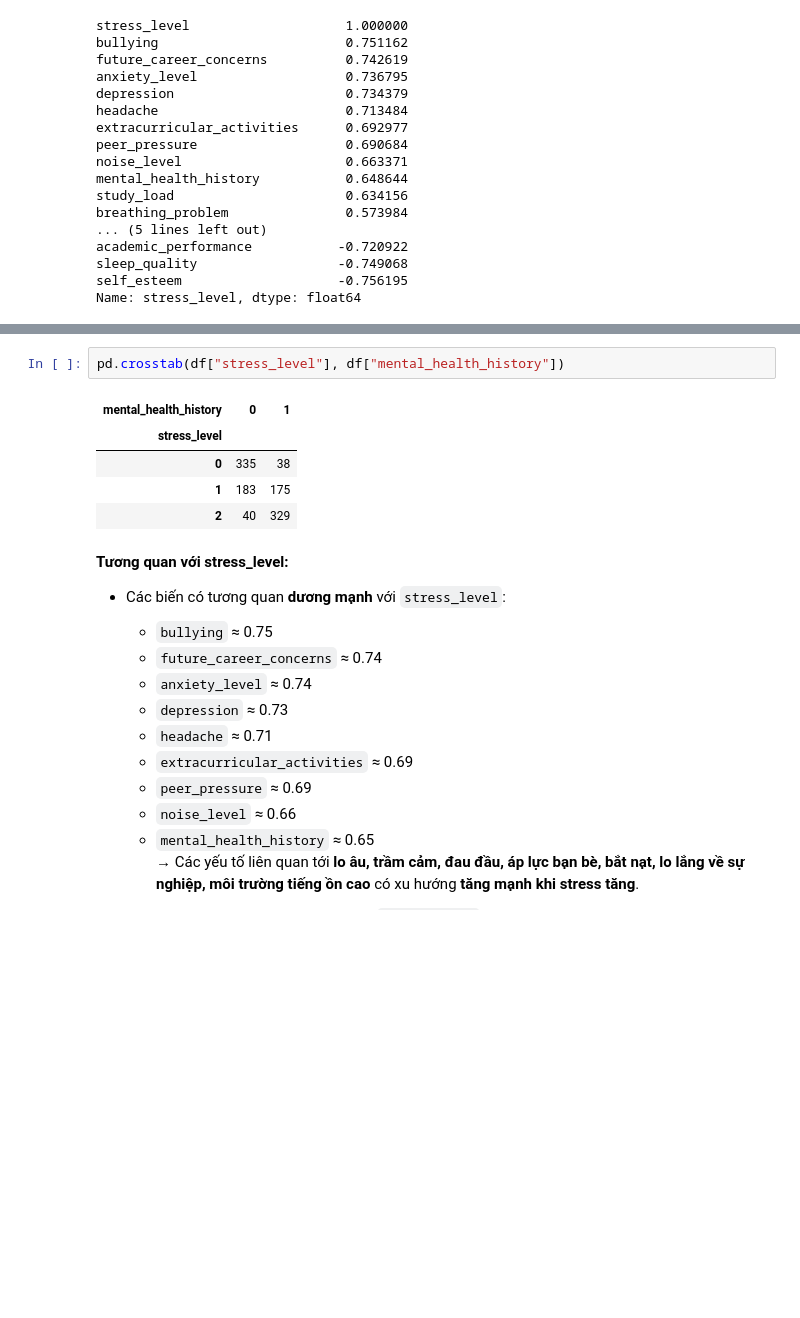
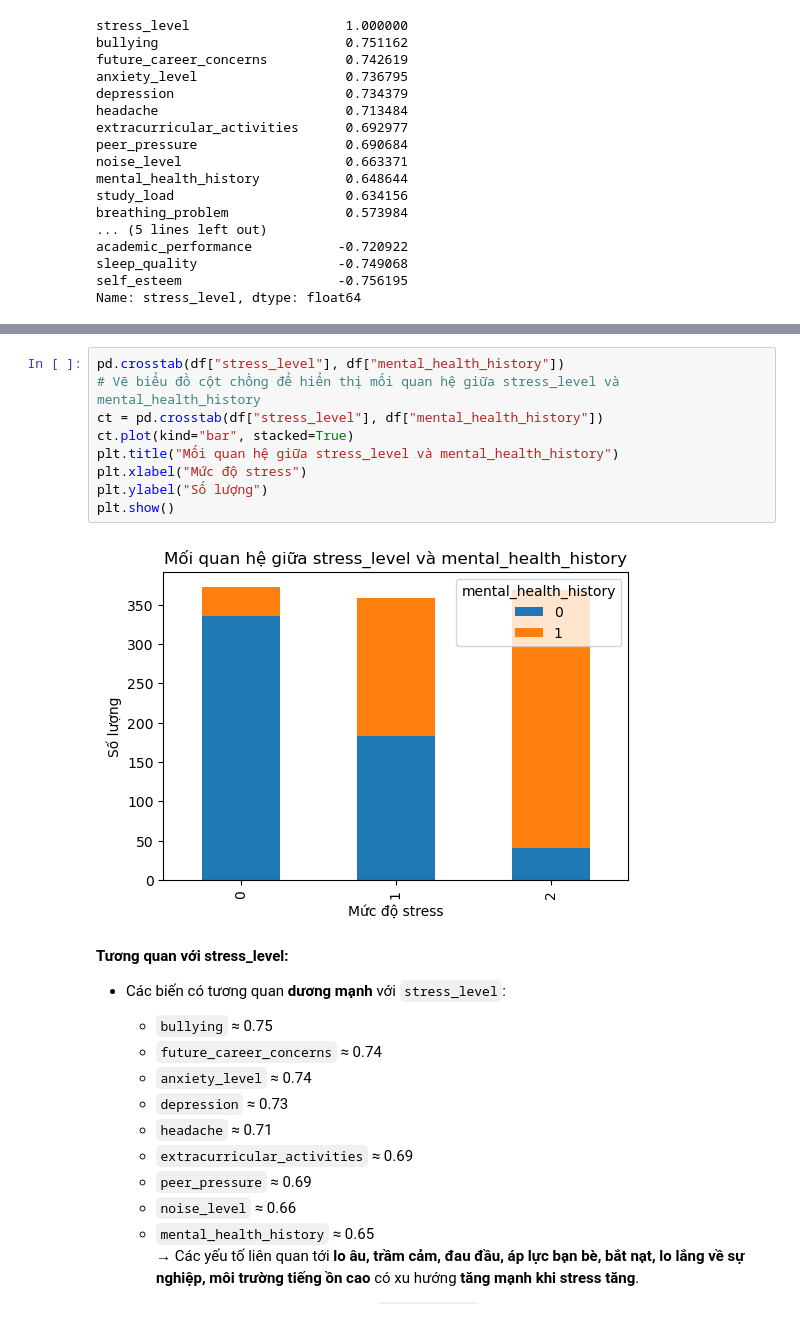
Before and after one commit to MDuy-3107/P4DS_Student-Stress-Monitoring, a Jupyter notebook: report.ipynb, the cells around one changed output, grey strips where cells are left out. Saved outputs shown, nothing was run; the diff lists cells and outputs as text; blank space fills up the shorter version.

```diff
--- a/report.ipynb
+++ b/report.ipynb
@@ -786,11 +783,14 @@ Name: stress_level, dtype: float64
 # %%
 pd.crosstab(df["stress_level"], df["mental_health_history"])
+# Vẽ biểu đồ cột chồng để hiển thị mối quan hệ giữa stress_level và mental_health_history
+ct = pd.crosstab(df["stress_level"], df["mental_health_history"])
+ct.plot(kind="bar", stacked=True)
+plt.title("Mối quan hệ giữa stress_level và mental_health_history")
+plt.xlabel("Mức độ stress")
+plt.ylabel("Số lượng")
+plt.show()
 # %% [output]
-| mental_health_history | 0 | 1 |
-| stress_level |  |  |
-| 0 | 335 | 38 |
-| 1 | 183 | 175 |
-| 2 | 40 | 329 |
+[figure, added]
 # %% [markdown]
 **Tương quan với stress_level:**
 
```
Also changed, not shown: parts of 15 cells of this notebook, 1 other file.
